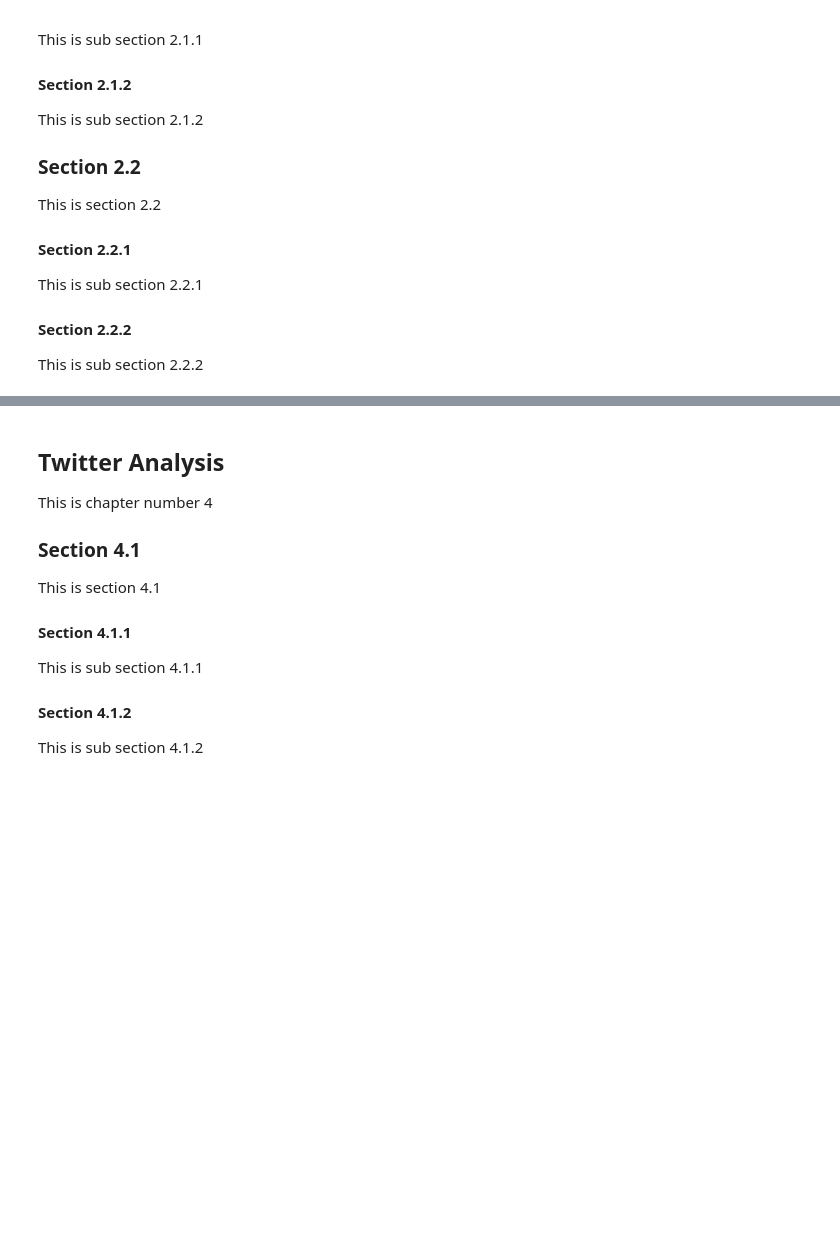
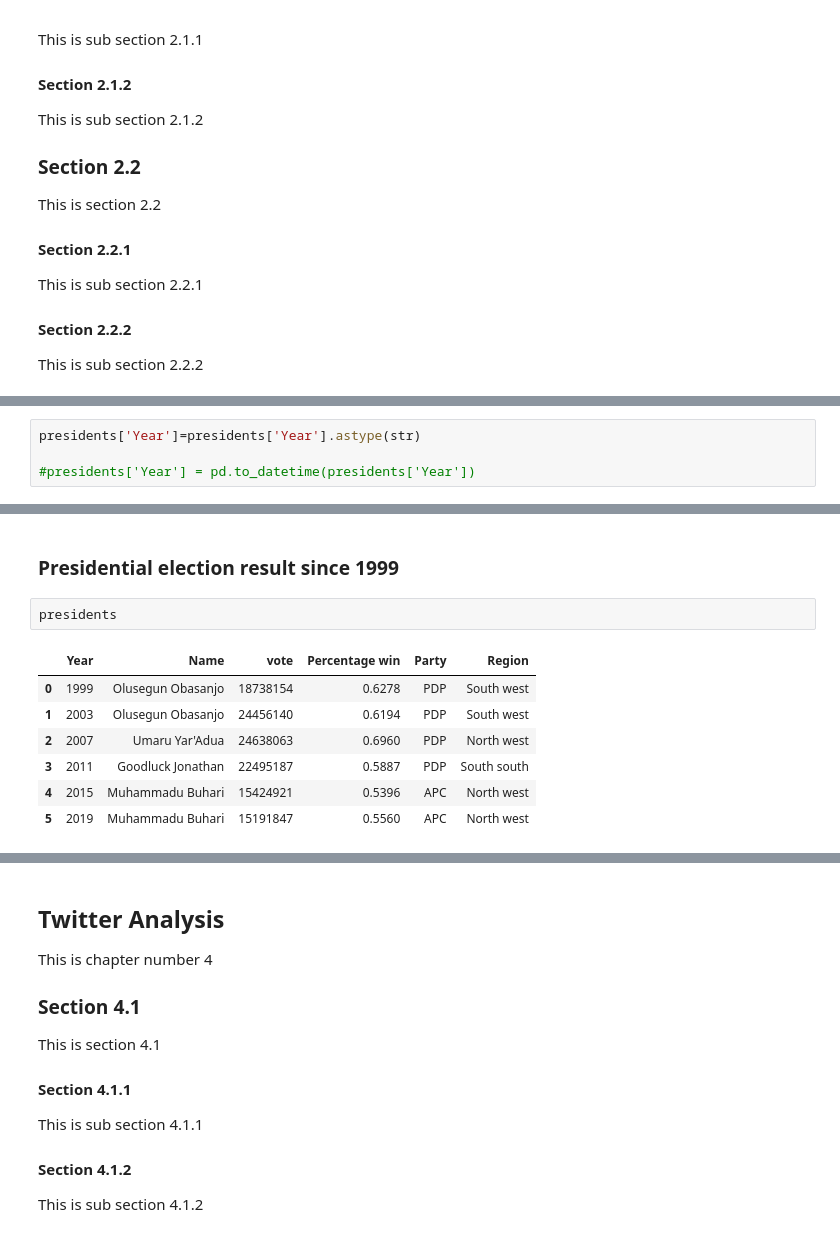
Before and after one commit to demiladeolabode/2023-Election_analysis, a Jupyter notebook: election_analysis.ipynb, the cells around one changed output, grey strips where cells are left out. Saved outputs shown, nothing was run; the diff lists cells and outputs as text; blank space fills up the shorter version.

```diff
--- a/election_analysis.ipynb
+++ b/election_analysis.ipynb
@@ -85,0 +108,4 @@ This is sub section 3.2.2
+# %%
+presidents['Year']=presidents['Year'].astype(str)
+
+#presidents['Year'] = pd.to_datetime(presidents['Year'])
@@ -85,0 +128,12 @@ This is sub section 3.2.2
+# %% [markdown]
+### Presidential election result since 1999 <a class="anchor" id="section_3_1"></a>
+# %%
+presidents
+# %% [output]
+|  | Year | Name | vote | Percentage win | Party | Region |
+| 0 | 1999 | Olusegun Obasanjo | 18738154 | 0.6278 | PDP | South west |
+| 1 | 2003 | Olusegun Obasanjo | 24456140 | 0.6194 | PDP | South west |
+| 2 | 2007 | Umaru Yar'Adua | 24638063 | 0.6960 | PDP | North west |
+| 3 | 2011 | Goodluck Jonathan | 22495187 | 0.5887 | PDP | South south |
+| 4 | 2015 | Muhammadu Buhari | 15424921 | 0.5396 | APC | North west |
+| 5 | 2019 | Muhammadu Buhari | 15191847 | 0.5560 | APC | North west |
```
Also changed, not shown: parts of 27 cells of this notebook.
